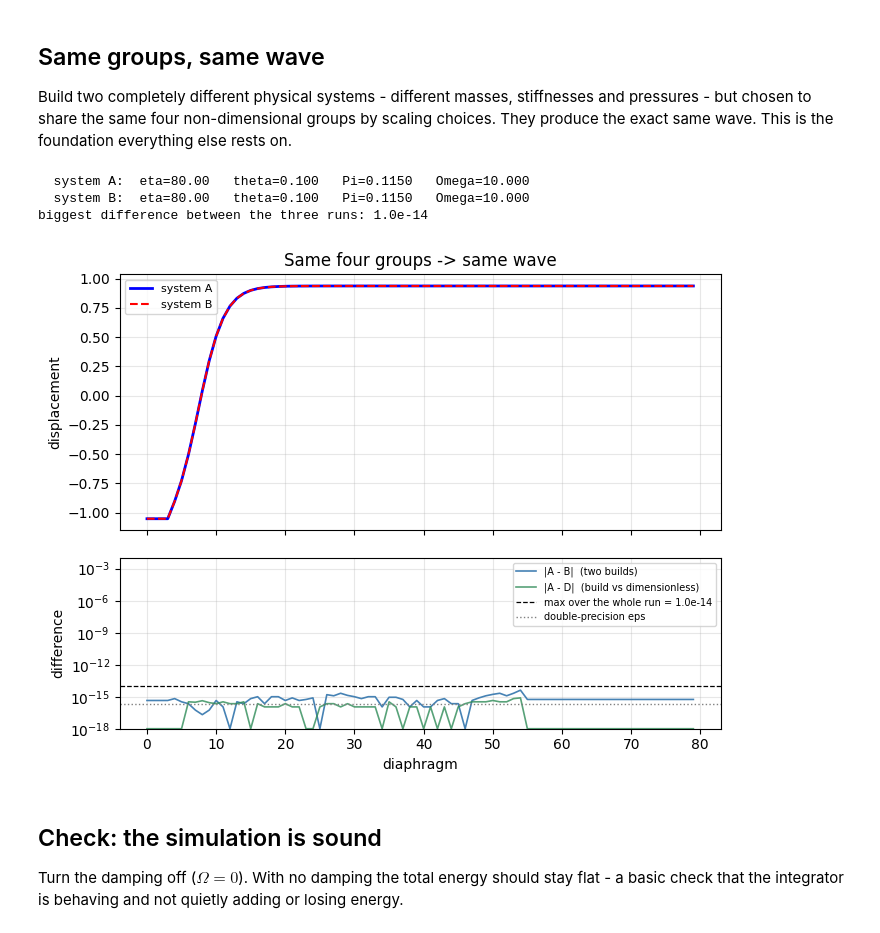
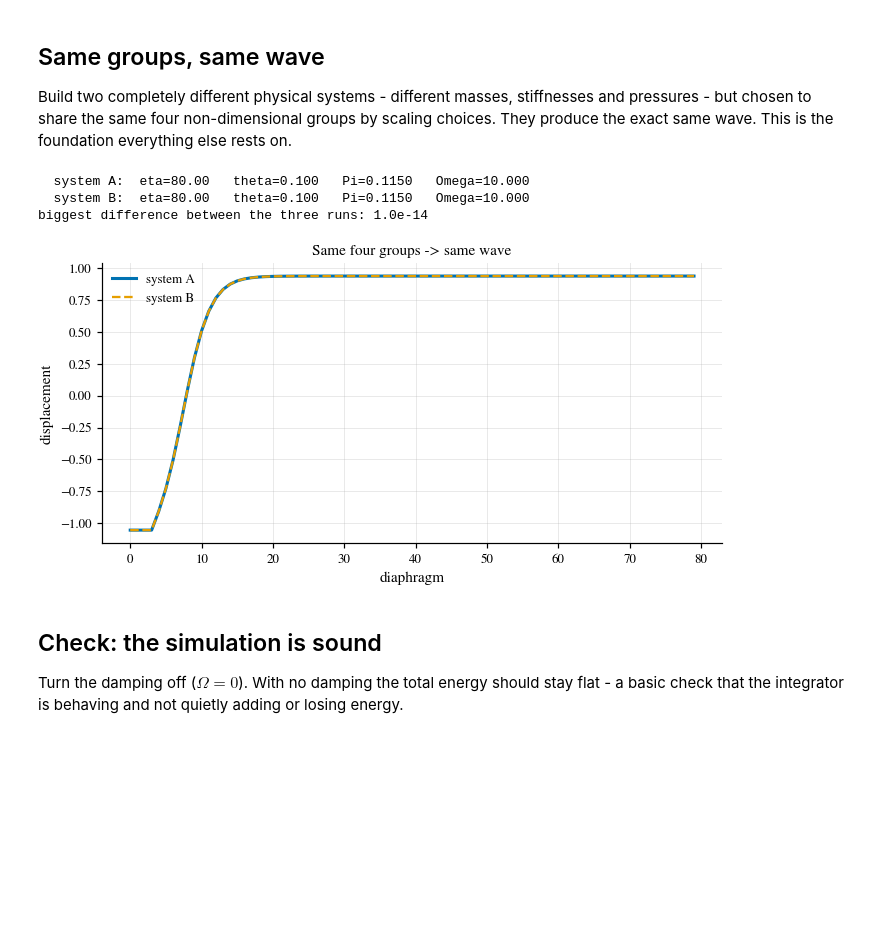
Before and after one commit to Stephang217/1D_Diaghphragms_Fluid_Model, a Jupyter notebook: dimensionless_model.ipynb, the cells around one changed output. Saved outputs shown, nothing was run; the diff lists cells and outputs as text; code cells hidden in the pictures; blank space fills up the shorter version.

```diff
--- a/dimensionless_model.ipynb
+++ b/dimensionless_model.ipynb
@@ -234,57 +242,42 @@ def run_dimensional(m, A, k, p0, V0, a, delta, alpha,
 
 # two genuinely different physical builds, both tuned to the same four groups
 A_sys = dimensional_from_groups(eta, theta, Pi, Omega, m=1.0,  k=1.0,   a=1.0,  A=1.0)
 B_sys = dimensional_from_groups(eta, theta, Pi, Omega, m=3e-3, k=250.0, a=0.02, A=5e-4)
 
 for name, p in [('system A', A_sys), ('system B', B_sys)]:
     e, t, pi, om = groups_from_dimensional(p)
     print(f"  {name}:  eta={e:.2f}   theta={t:.3f}   Pi={pi:.4f}   Omega={om:.3f}")
 
 # run both physical systems and the dimensionless one; they should coincide
 dt0 = 0.05 / max(np.sqrt(2 + 4*eta*theta), Omega)
 kw  = dict(N=80, T=60.0, dt_tilde=dt0, n_sponge=6, n_trigger=4, save_every=100)
 tA, hA = run_dimensional(**A_sys, **kw)
 tB, hB = run_dimensional(**B_sys, **kw)
 hD = run(eta, theta, Pi, Omega, N=80, T=60.0, dt=dt0,
          n_sponge=6, n_trigger=4, save_every=100)['frames']
 
 n    = min(len(hA), len(hB), len(hD))
 diff = max(np.max(np.abs(hA[:n]-hB[:n])), np.max(np.abs(hA[:n]-hD[:n])))
 print(f"biggest difference between the three runs: {diff:.1e}")
 
 # Two overlaid curves look identical whether they agree to 1e-14 or to 1e-4, so the
 # claim needs its own panel. Sites where the difference is exactly zero would vanish
 # on a log axis, so floor them at 1e-18 (well below anything meaningful here).
-mid   = n // 2
-sites = np.arange(hA.shape[1])
-d_AB  = np.maximum(np.abs(hA[mid] - hB[mid]), 1e-18)
-d_AD  = np.maximum(np.abs(hA[mid] - hD[mid]), 1e-18)
+mid = n // 2
 
-fig, (ax1, ax2) = plt.subplots(2, 1, figsize=(7, 5.5), sharex=True,
-                               gridspec_kw={'height_ratios': [3, 2]})
-ax1.plot(hA[mid], 'b-',  lw=2,   label='system A')
-ax1.plot(hB[mid], 'r--', lw=1.5, label='system B')
-ax1.set_ylabel('displacement'); ax1.set_title('Same four groups -> same wave')
-ax1.legend(fontsize=8); ax1.grid(True, alpha=0.3)
-
-ax2.semilogy(sites, d_AB, '-', color='steelblue', lw=1.2, label='|A - B|  (two builds)')
-ax2.semilogy(sites, d_AD, '-', color='seagreen',  lw=1.2, alpha=0.8,
-             label='|A - D|  (build vs dimensionless)')
-ax2.axhline(diff, color='k', ls='--', lw=0.9, label=f'max over the whole run = {diff:.1e}')
-ax2.axhline(np.finfo(float).eps, color='gray', ls=':', lw=1.0, label='double-precision eps')
-ax2.set_ylim(1e-18, 1e-2)
-ax2.set_xlabel('diaphragm'); ax2.set_ylabel('difference')
-ax2.legend(fontsize=7, loc='upper right'); ax2.grid(True, alpha=0.3)
-plt.tight_layout()
-
-plt.savefig('figures/dimensionless_verification.png', dpi=120, bbox_inches='tight')
-
+fig, ax = plt.subplots(figsize=full(3.2))
+ax.plot(hA[mid], '-',  color=C.data,   lw=2,   label='system A')
+ax.plot(hB[mid], '--', color=C.theory, lw=1.5, label='system B')
+ax.set_xlabel('diaphragm'); ax.set_ylabel('displacement')
+ax.set_title('Same four groups -> same wave')
+ax.legend(); ax.grid(True, alpha=0.3)
+save(fig, 'dimensionless_verification')
 plt.show()
 # %% [output]
   system A:  eta=80.00   theta=0.100   Pi=0.1150   Omega=10.000
   system B:  eta=80.00   theta=0.100   Pi=0.1150   Omega=10.000
 biggest difference between the three runs: 1.0e-14
-[figure, old version]
+[figure, new version]
 # %% [markdown]
 ## Check: the simulation is sound
 
```
Also changed, not shown: parts of 19 cells of this notebook, 33 other files.
